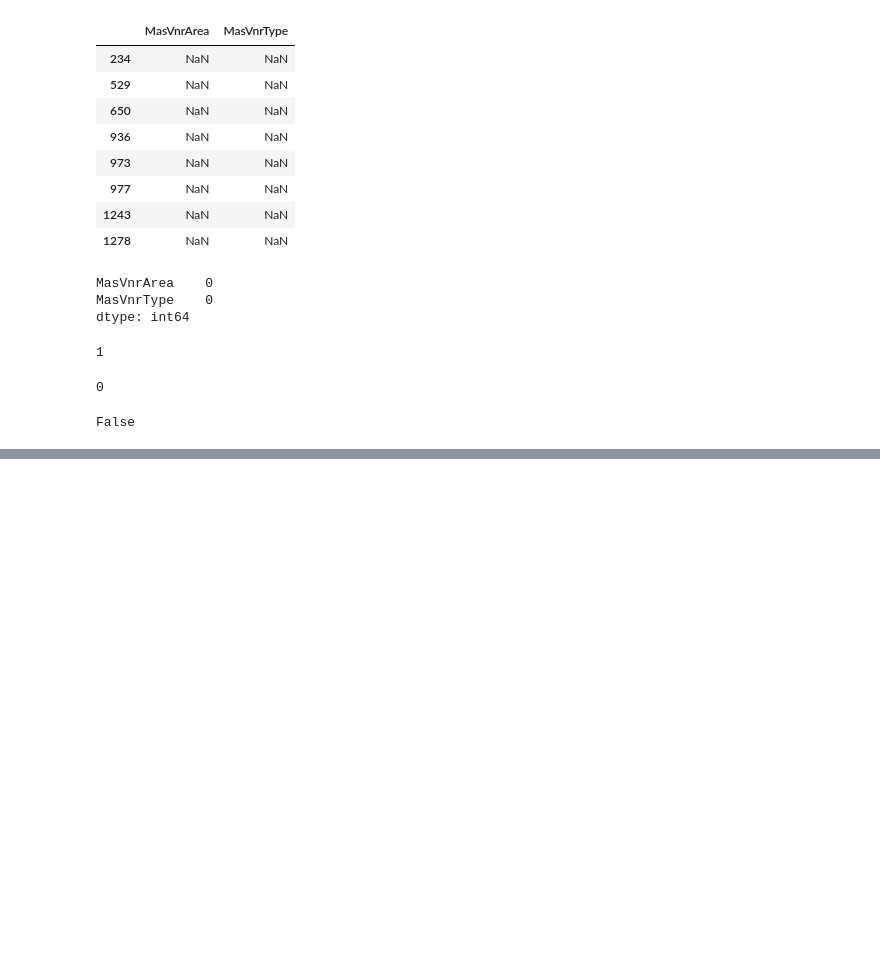
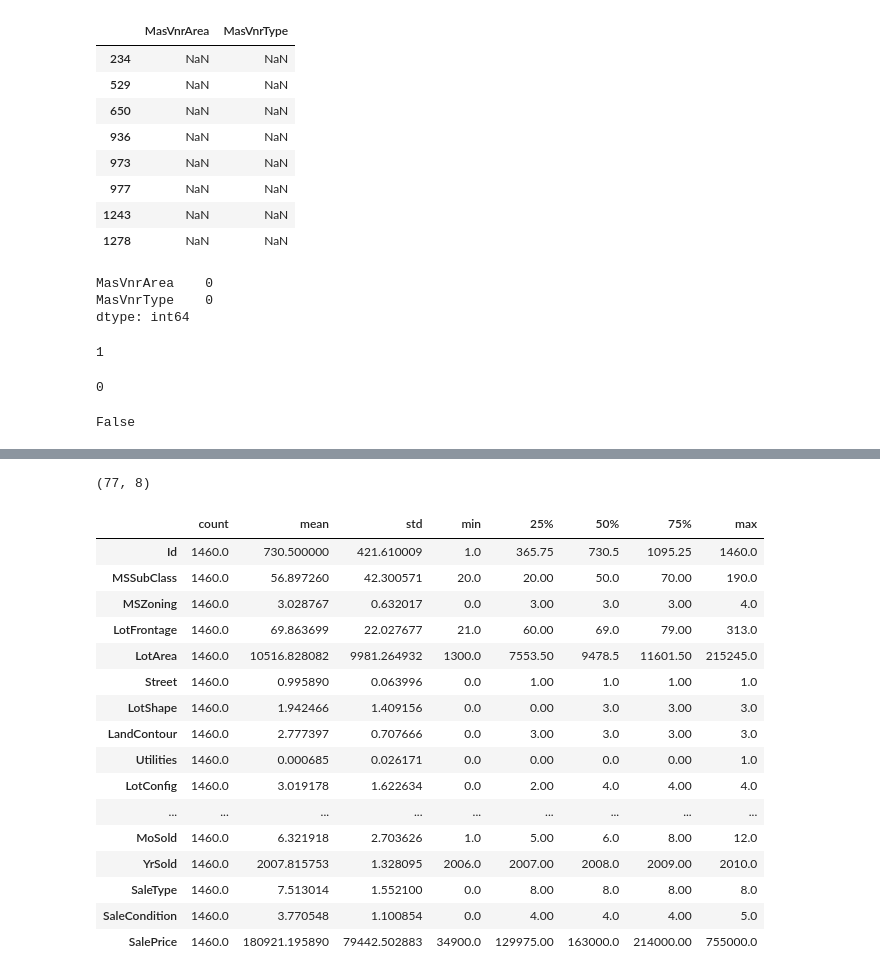
Before and after one commit to dheeraj1995/KaggleCompetitions, a Jupyter notebook: House Prices Advanced Regression Techniques/src/Solution.ipynb, the cells around one changed output, grey strips where cells are left out. Drawn from its saved outputs; the diff is of its cells as text; code cells hidden in the pictures; blank space fills up the shorter version.

Commit message:
Label Encoding done for Categorical features and casted all features into float dtype

```diff
--- a/House Prices Advanced Regression Techniques/src/Solution.ipynb
+++ b/House Prices Advanced Regression Techniques/src/Solution.ipynb
@@ -316,3 +317,9 @@ train_data['Electrical'].isnull().sum()
 train_data.isnull().any().any()
 # %% [output]
 False
+# %%
+#Checking Categorical features
+print('--'*40)
+print('Categorical features')
+train_data_Categorical_Col = train_data.select_dtypes(include=['object']).columns
+print(train_data_Categorical_Col)
@@ -318,0 +330,4 @@ False
+# %%
+#Checking distinct values of in each Categorical value
+for i in train_data_Categorical_Col:
+    print (train_data[i].value_counts())
@@ -318,0 +352,5 @@ False
+# %%
+ #As each column of object dataype have varying data types e.g.(strings and/or float), so before label encode convert into str then applying Label Encoding
+le = preprocessing.LabelEncoder()
+for i in train_data_Categorical_Col:
+    train_data[i] = le.fit_transform(train_data[i].astype(str))
@@ -318,0 +377,25 @@ False
+# %%
+#Checking any categorical value in the data frame and Cofirming Label Encoding
+train_data.describe().transpose().shape
+# %% [output]
+(77, 8)
+# %%
+train_data.describe().transpose()
+# %% [output]
+|  | count | mean | std | min | 25% | 50% | 75% | max |
+| Id | 1460.0 | 730.500000 | 421.610009 | 1.0 | 365.75 | 730.5 | 1095.25 | 1460.0 |
+| MSSubClass | 1460.0 | 56.897260 | 42.300571 | 20.0 | 20.00 | 50.0 | 70.00 | 190.0 |
+| MSZoning | 1460.0 | 3.028767 | 0.632017 | 0.0 | 3.00 | 3.0 | 3.00 | 4.0 |
+| LotFrontage | 1460.0 | 69.863699 | 22.027677 | 21.0 | 60.00 | 69.0 | 79.00 | 313.0 |
+| LotArea | 1460.0 | 10516.828082 | 9981.264932 | 1300.0 | 7553.50 | 9478.5 | 11601.50 | 215245.0 |
+| Street | 1460.0 | 0.995890 | 0.063996 | 0.0 | 1.00 | 1.0 | 1.00 | 1.0 |
+| LotShape | 1460.0 | 1.942466 | 1.409156 | 0.0 | 0.00 | 3.0 | 3.00 | 3.0 |
+| LandContour | 1460.0 | 2.777397 | 0.707666 | 0.0 | 3.00 | 3.0 | 3.00 | 3.0 |
+| Utilities | 1460.0 | 0.000685 | 0.026171 | 0.0 | 0.00 | 0.0 | 0.00 | 1.0 |
+| LotConfig | 1460.0 | 3.019178 | 1.622634 | 0.0 | 2.00 | 4.0 | 4.00 | 4.0 |
+| ... | ... | ... | ... | ... | ... | ... | ... | ... |
+| MoSold | 1460.0 | 6.321918 | 2.703626 | 1.0 | 5.00 | 6.0 | 8.00 | 12.0 |
+| YrSold | 1460.0 | 2007.815753 | 1.328095 | 2006.0 | 2007.00 | 2008.0 | 2009.00 | 2010.0 |
+| SaleType | 1460.0 | 7.513014 | 1.552100 | 0.0 | 8.00 | 8.0 | 8.00 | 8.0 |
+| SaleCondition | 1460.0 | 3.770548 | 1.100854 | 0.0 | 4.00 | 4.0 | 4.00 | 5.0 |
+| SalePrice | 1460.0 | 180921.195890 | 79442.502883 | 34900.0 | 129975.00 | 163000.0 | 214000.00 | 755000.0 |
```
Also changed, not shown: parts of 4 cells of this notebook.
